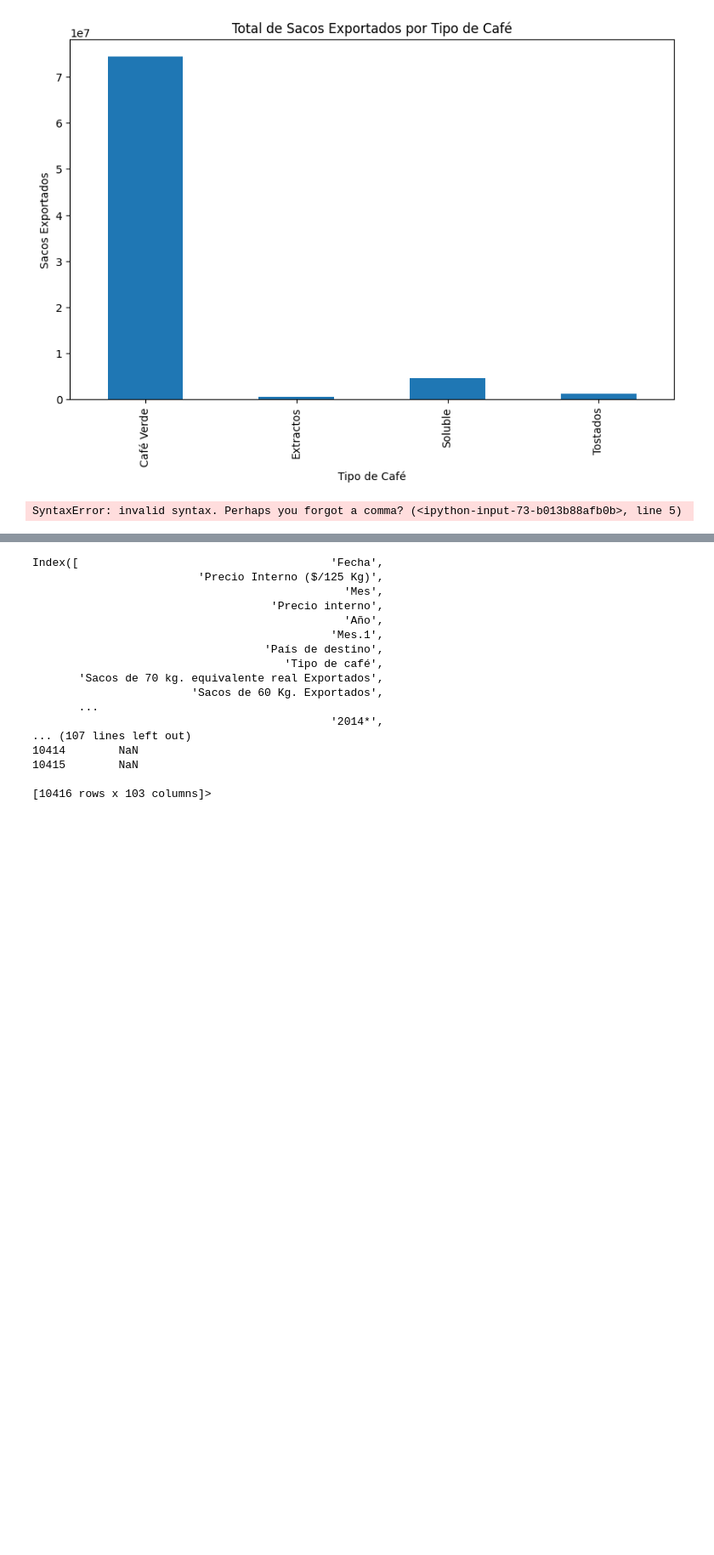
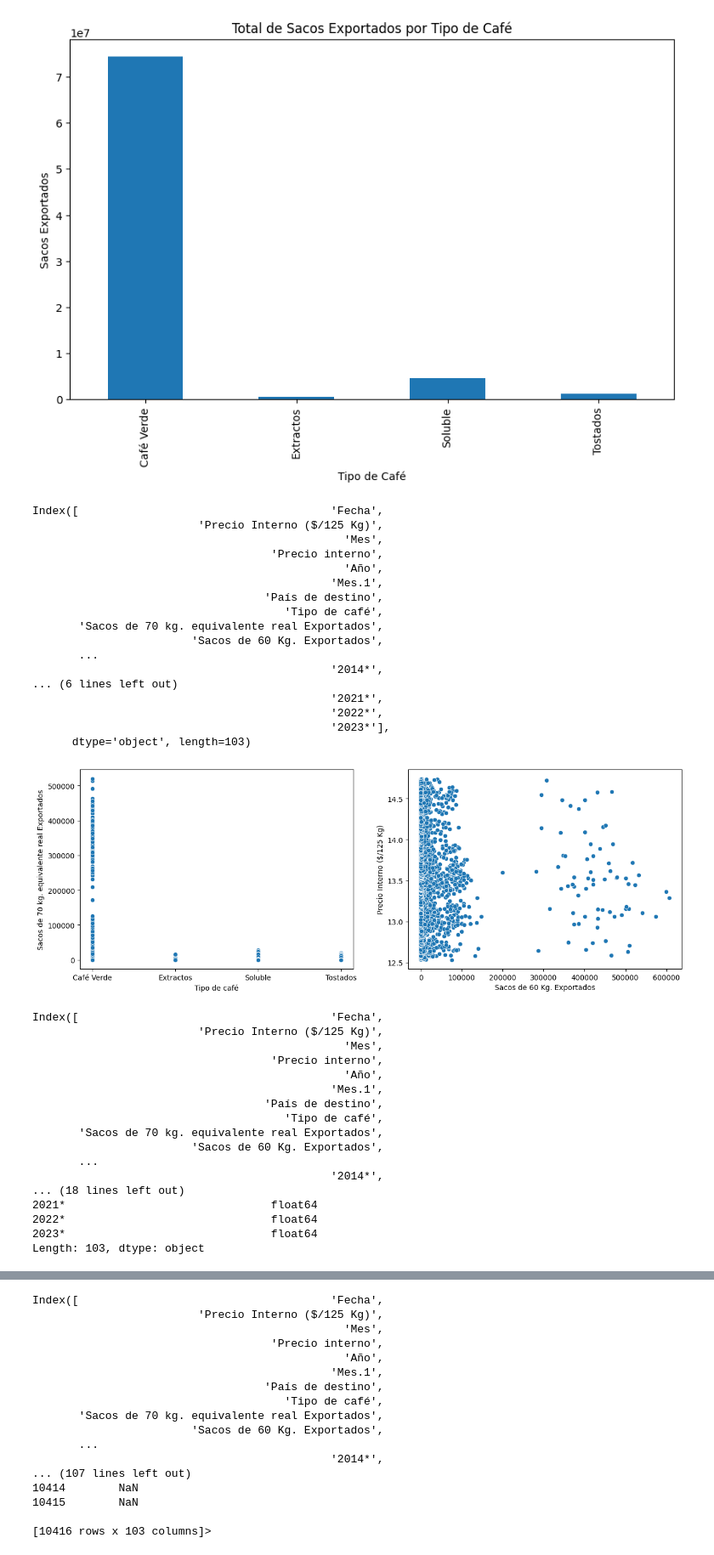
Before and after one commit to mauricioquezada/funtions-infocafe, a Jupyter notebook: cafeinforme.ipynb, the cells around one changed output, grey strips where cells are left out. Shown at 85% size. Cells and saved outputs as stored; diff of their text form; code cells hidden in the pictures; blank space fills up the shorter version.

```diff
--- a/cafeinforme.ipynb
+++ b/cafeinforme.ipynb
@@ -400,19 +400,55 @@ plt.show()
 # %%
 
 import seaborn as sns
 import matplotlib.pyplot as plt
 df = pd.read_excel('PCAFE.xlsx', parse_dates=['Fecha'])
-sns.scatterplot(data = df, x = 'Tipo de Café', y = 'Total de Sacos Exportados por Tipo de Café', ax = ax[0])
-sns.scatterplot(data = df, x = 'Sacos Exportados', y = np.log(df.Precio Interno $/125 Kg));
+df.columns = df.columns.str.strip()
+print(df.columns)
+df = df[df['Fecha'].dt.year != 1944]
+df['Mes'] = df['Fecha'].dt.month
+df['Fecha'] = pd.to_datetime(df['Fecha'], errors='coerce')
+fig, ax = plt.subplots(1, 2, figsize=(15, 5))
+sns.scatterplot(data=df, x='Tipo de café', y='Sacos de 70 kg. equivalente real Exportados', ax=ax[0])
+sns.scatterplot(data=df, x='Sacos de 60 Kg. Exportados', y=np.log(df['Precio Interno ($/125 Kg)']), ax=ax[1])
 plt.show()
-df.columns
-# Mapa de calor de correlaciones
-plt.figure(figsize=(12,8))
-sns.heatmap(df.corr(), annot=True, cmap='coolwarm')
-plt.title('Mapa de Calor de Correlaciones')
-plt.show()
+print(df.columns)
+print(df.dtypes)
 # %% [output]
-SyntaxError: invalid syntax. Perhaps you forgot a comma? (<ipython-input-73-b013b88afb0b>, line 5)
+Index([                                      'Fecha',
+                         'Precio Interno ($/125 Kg)',
+                                               'Mes',
+                                    'Precio interno',
+                                               'Año',
+                                             'Mes.1',
+                                   'País de destino',
+                                      'Tipo de café',
+       'Sacos de 70 kg. equivalente real Exportados',
+                        'Sacos de 60 Kg. Exportados',
+       ...
+                                             '2014*',
+... (6 lines left out)
+                                             '2021*',
+                                             '2022*',
+                                             '2023*'],
+      dtype='object', length=103)
+[figure, added]
+Index([                                      'Fecha',
+                         'Precio Interno ($/125 Kg)',
+                                               'Mes',
+                                    'Precio interno',
+                                               'Año',
+                                             'Mes.1',
+                                   'País de destino',
+                                      'Tipo de café',
+       'Sacos de 70 kg. equivalente real Exportados',
+                        'Sacos de 60 Kg. Exportados',
+       ...
+                                             '2014*',
+... (18 lines left out)
+2021*                               float64
+2022*                               float64
+2023*                               float64
+Length: 103, dtype: object
 # %%
 import pandas as pd
 import seaborn as sns
```
